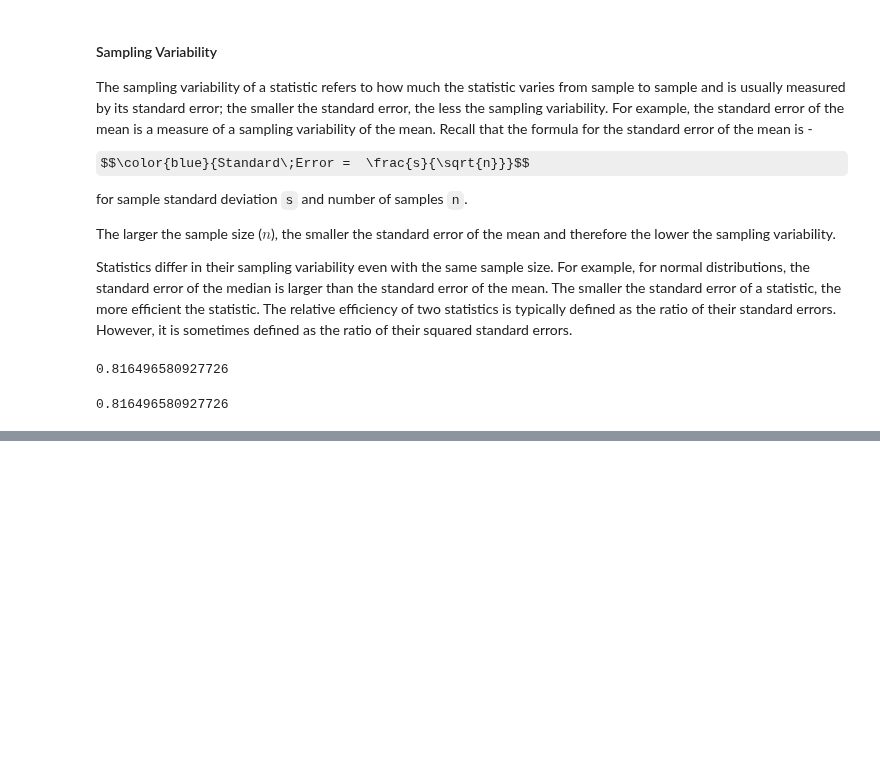
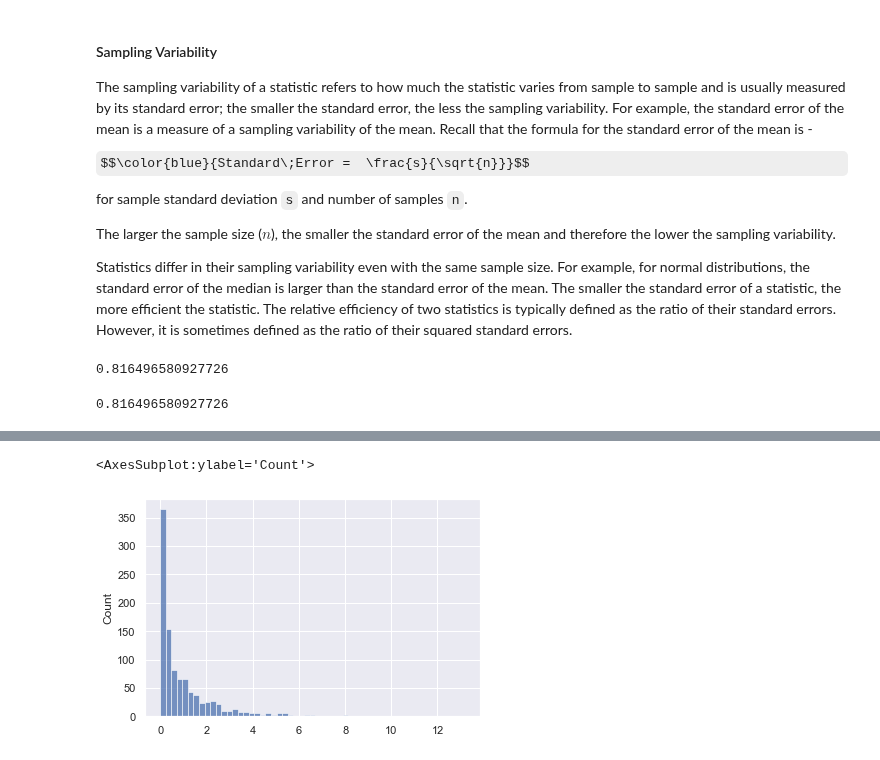
Before and after one commit to mayankkaizen/jupyter-notebooks, a Jupyter notebook: Probability and Stats/Stats.ipynb, the cells around one changed output, grey strips where cells are left out. Cells and saved outputs as stored; diff of their text form; code cells hidden in the pictures; some formulas as TeX source; blank space fills up the shorter version.

```diff
--- a/Probability and Stats/Stats.ipynb
+++ b/Probability and Stats/Stats.ipynb
@@ -2119,0 +1976,6 @@ np.sqrt(2/3)
+# %%
+a = np.random.choice(data_sq, (1000,1)).sum(axis = 1) #dof = 1
+sns.histplot(a)
+# %% [output]
+<AxesSubplot:ylabel='Count'>
+[figure, added]
```
Also changed, not shown: parts of 57 cells of this notebook, 9 other files.
